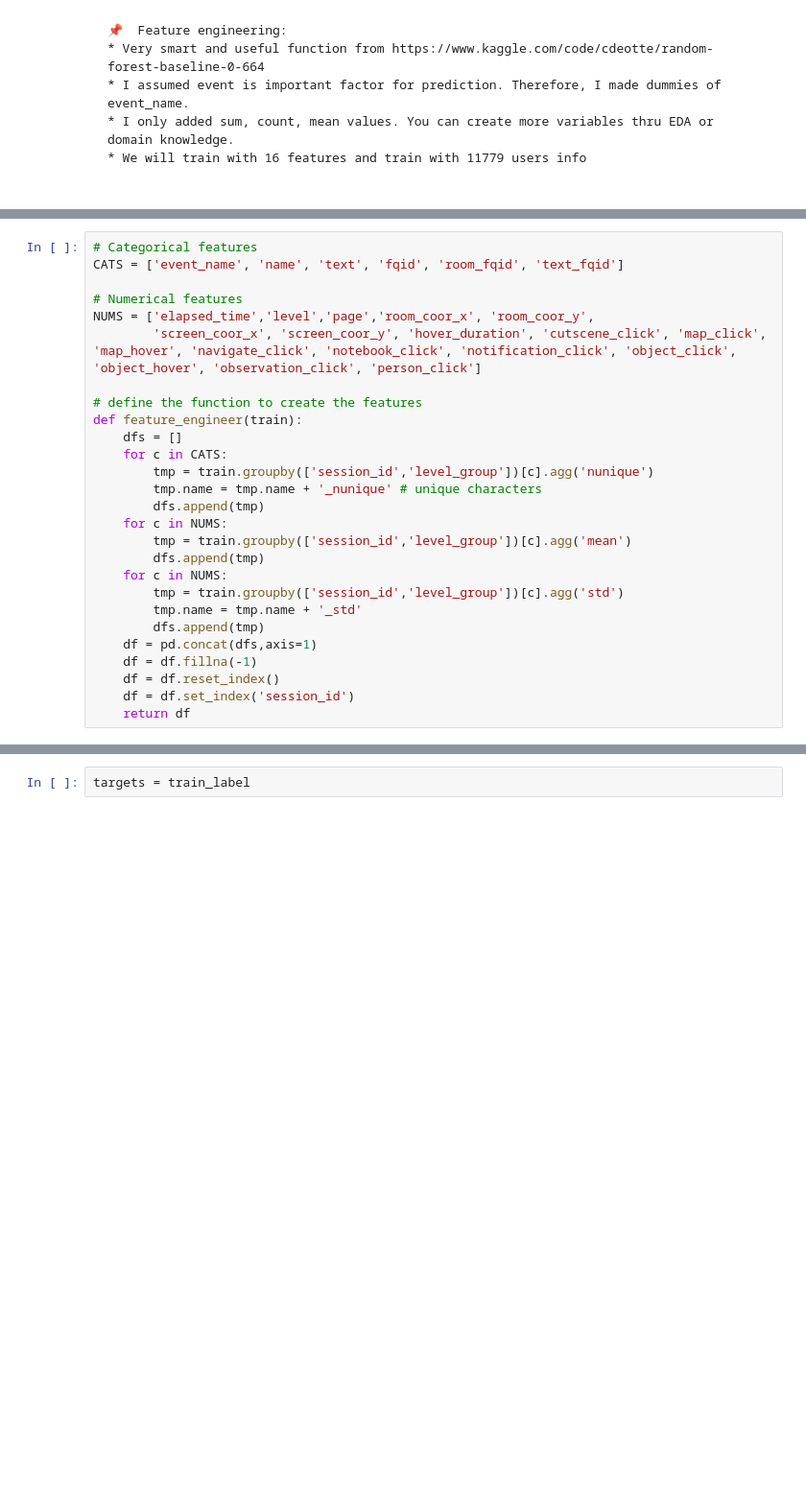
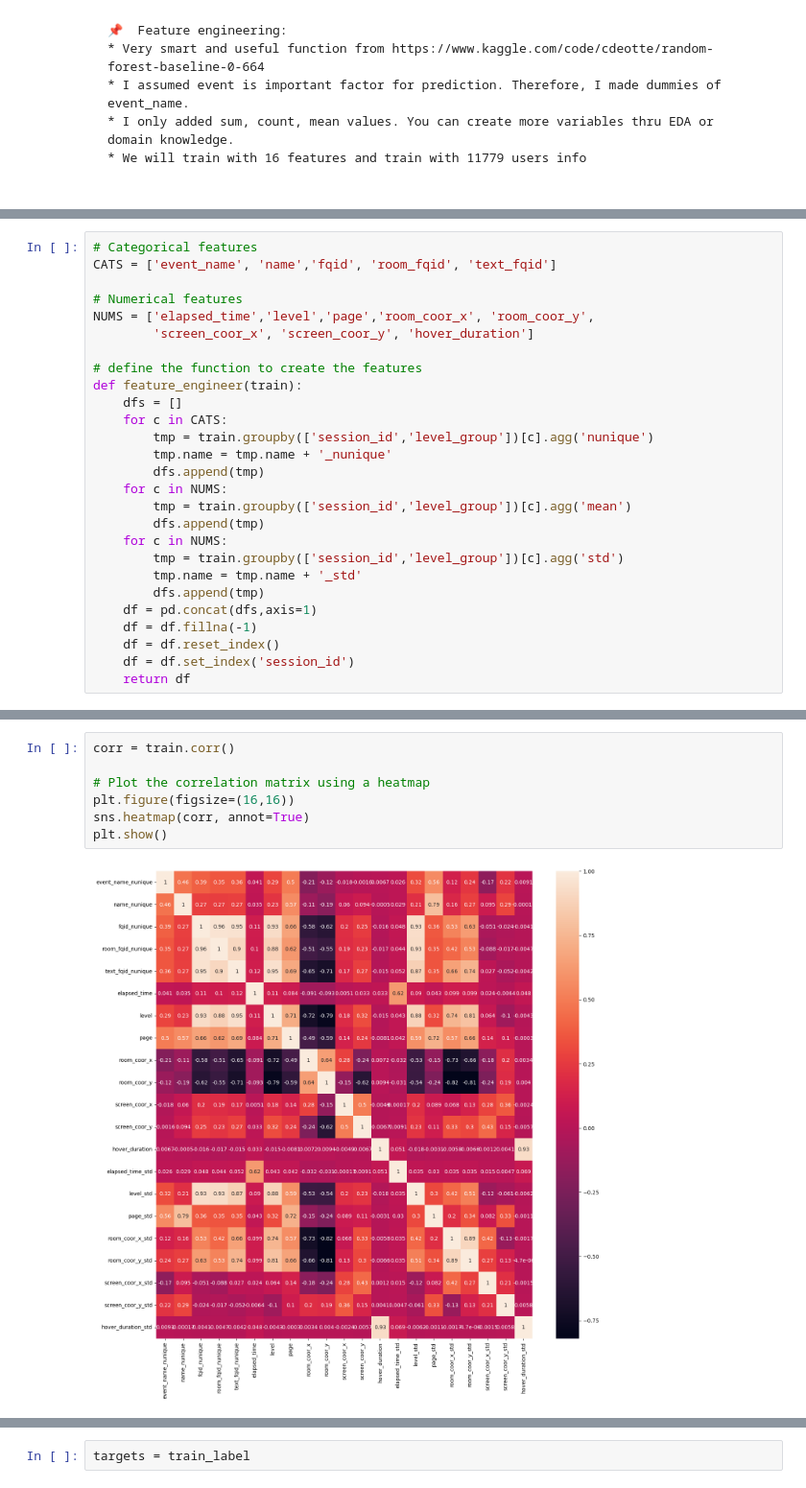
Before and after one commit to LukasKlockenhoff/predict-student-performance-from-game-play, a Jupyter notebook: predict-student-performance-from-game-play.ipynb, the cells around one changed output, grey strips where cells are left out. Shown at 96% size. Drawn from its saved outputs; the diff is of its cells as text; blank space fills up the shorter version.

Commit message:
Kaggle Notebook | predict-student-performance-from-game-play | Version 10

```diff
--- a/predict-student-performance-from-game-play.ipynb
+++ b/predict-student-performance-from-game-play.ipynb
@@ -193,17 +266,17 @@ train_df.head()
 # %%
 # Categorical features
-CATS = ['event_name', 'name', 'text', 'fqid', 'room_fqid', 'text_fqid']
+CATS = ['event_name', 'name','fqid', 'room_fqid', 'text_fqid']
 
 # Numerical features
 NUMS = ['elapsed_time','level','page','room_coor_x', 'room_coor_y',
-        'screen_coor_x', 'screen_coor_y', 'hover_duration', 'cutscene_click', 'map_click', 'map_hover', 'navigate_click', 'notebook_click', 'notification_click', 'object_click', 'object_hover', 'observation_click', 'person_click']
+        'screen_coor_x', 'screen_coor_y', 'hover_duration']
 
 # define the function to create the features
 def feature_engineer(train):
     dfs = []
     for c in CATS:
         tmp = train.groupby(['session_id','level_group'])[c].agg('nunique')
-        tmp.name = tmp.name + '_nunique' # unique characters
+        tmp.name = tmp.name + '_nunique'
         dfs.append(tmp)
     for c in NUMS:
         tmp = train.groupby(['session_id','level_group'])[c].agg('mean')
@@ -226,0 +319,9 @@ train.head()
+# %%
+corr = train.corr()
+
+# Plot the correlation matrix using a heatmap
+plt.figure(figsize=(16,16))
+sns.heatmap(corr, annot=True)
+plt.show()
+# %% [output]
+[figure, added]
```
Also changed, not shown: parts of 24 cells of this notebook.
